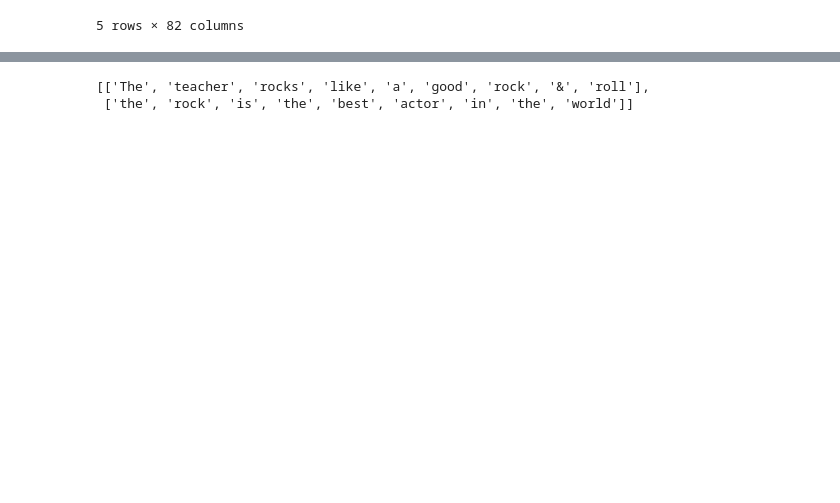
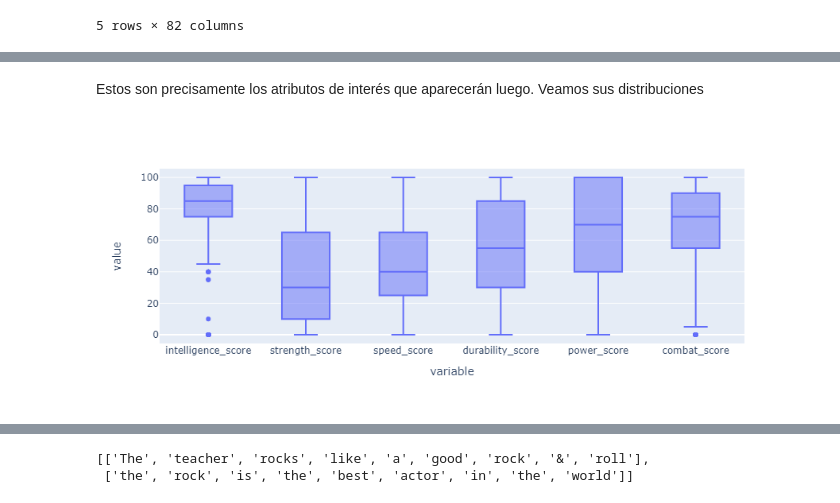
Before and after one commit to johnny-godoy/laboratorios-mds, a Jupyter notebook: lab 8/laboratorio_8.ipynb, the cells around one changed output, grey strips where cells are left out. Drawn from its saved outputs; the diff is of its cells as text; code cells hidden in the pictures; blank space fills up the shorter version.

```diff
--- a/lab 8/laboratorio_8.ipynb
+++ b/lab 8/laboratorio_8.ipynb
@@ -117,0 +157,6 @@ df_comics.head()
+# %% [markdown]
+Estos son precisamente los atributos de interés que aparecerán luego. Veamos sus distribuciones
+# %%
+exploration_df.select_dtypes("int").boxplot()
+# %% [output]
+[figure, added]
```
Also changed, not shown: parts of 36 cells of this notebook.
